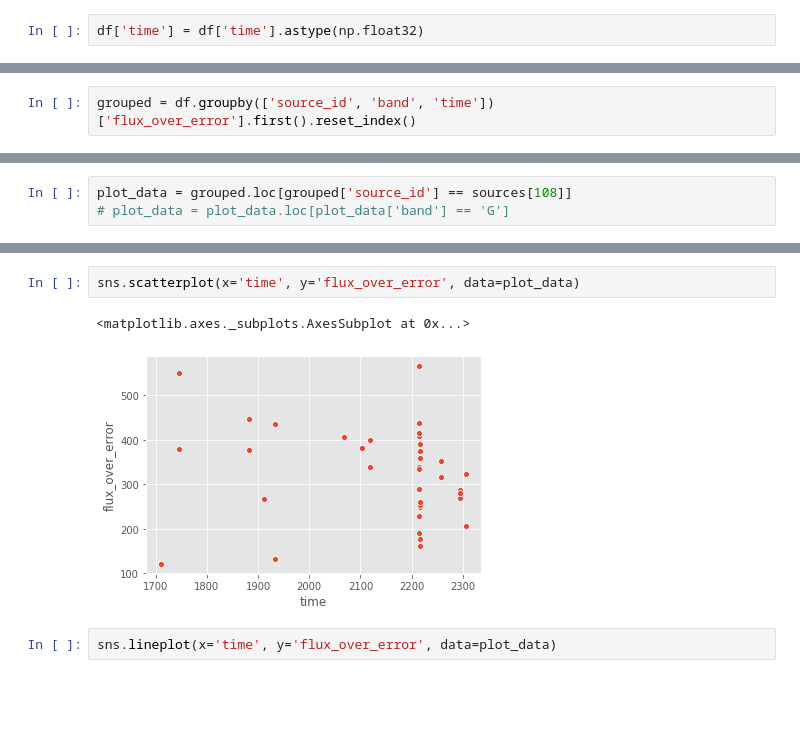
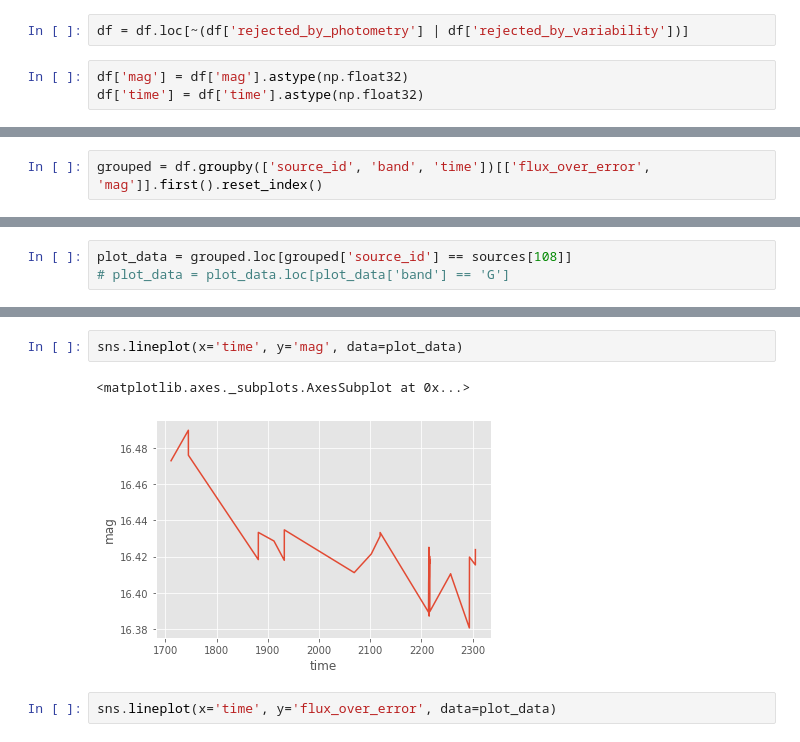
Before and after one commit to glennkroegel/pytorch-starlightcurves, a Jupyter notebook: gaia_analysis.ipynb, the cells around one changed output, grey strips where cells are left out. Cells and saved outputs as stored; diff of their text form; blank space fills up the shorter version.

```diff
--- a/gaia_analysis.ipynb
+++ b/gaia_analysis.ipynb
@@ -10,6 +10,9 @@ plt.style.use('ggplot')
 %matplotlib inline
 # %%
 df = pd.read_csv('light_curves_181646914411688960_200261994165010176.csv')
+# %%
+df = df.loc[~(df['rejected_by_photometry'] | df['rejected_by_variability'])]
 # %%
+df['mag'] = df['mag'].astype(np.float32)
 df['time'] = df['time'].astype(np.float32)
 # %%
@@ -34,6 +48,6 @@ df['source_id'].value_counts().head()
 Name: source_id, dtype: int64
 # %%
-grouped = df.groupby(['source_id', 'band', 'time'])['flux_over_error'].first().reset_index()
+grouped = df.groupby(['source_id', 'band', 'time'])[['flux_over_error', 'mag']].first().reset_index()
 # %%
 grouped = grouped.loc[grouped['band'] == 'G']
 grouped = grouped.drop('band', axis=1)
@@ -78,8 +99,8 @@ plot_data = grouped.loc[grouped['source_id'] == sources[108]]
 # %%
-sns.scatterplot(x='time', y='flux_over_error', data=plot_data)
+sns.lineplot(x='time', y='mag', data=plot_data)
 # %% [output]
 <matplotlib.axes._subplots.AxesSubplot at 0x...>
-[figure, old version]
+[figure, new version]
 # %%
 sns.lineplot(x='time', y='flux_over_error', data=plot_data)
 # %% [output]
```
Also changed, not shown: parts of 19 cells of this notebook, 4 other files.
